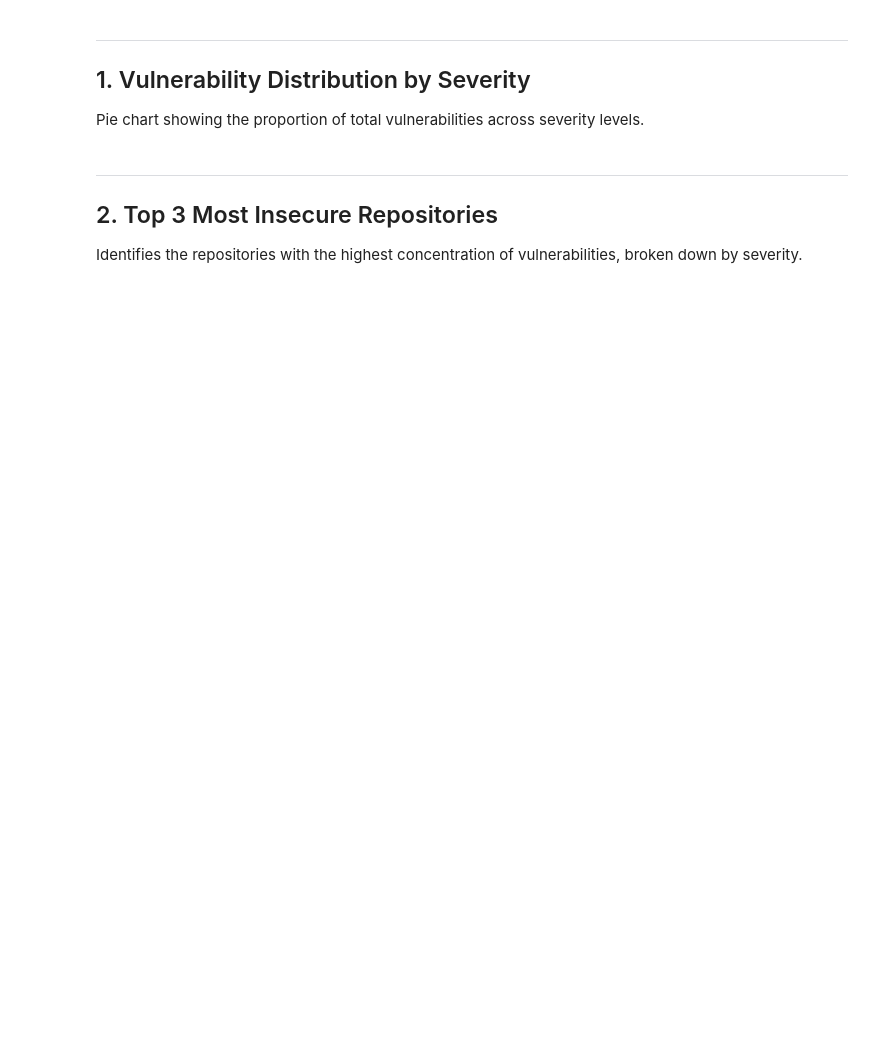
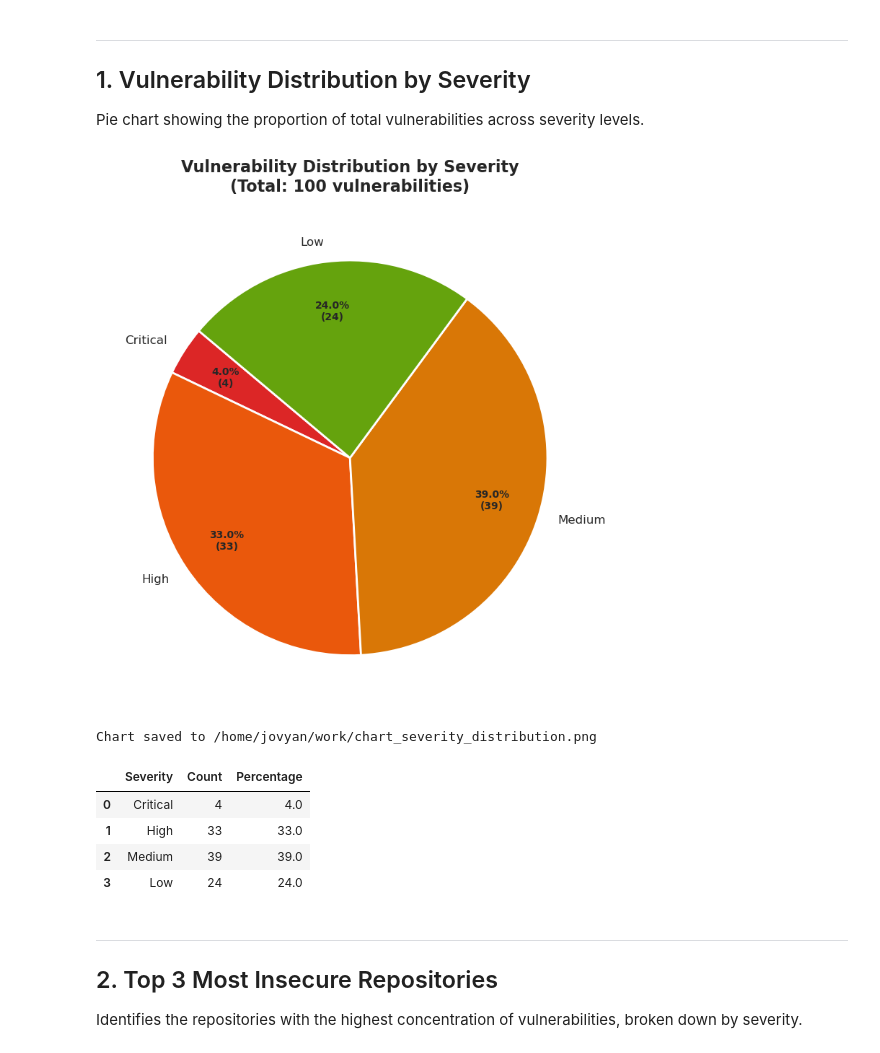
Before and after one commit to F33gz/SBOMs, a Jupyter notebook: notebooks/analysis.ipynb, the cells around one changed output. Saved outputs shown, nothing was run; the diff lists cells and outputs as text; code cells hidden in the pictures; blank space fills up the shorter version.

Commit message:
feat: implement vulnerability analysis pipeline with Jupyter notebooks, automated data processing, and project documentation

```diff
--- a/notebooks/analysis.ipynb
+++ b/notebooks/analysis.ipynb
@@ -124,44 +104,35 @@ Pie chart showing the proportion of total vulnerabilities across severity levels
 # %%
 if df_vulns.empty:
     print("No data available for analysis.")
 else:
     severity_counts = df_vulns["severity"].value_counts().sort_index()
     severity_counts = severity_counts[severity_counts > 0]
     colors = [SEVERITY_COLORS.get(sev, "#9CA3AF") for sev in severity_counts.index]
-
     fig, ax = plt.subplots(figsize=(10, 8))
-
     wedges, texts, autotexts = ax.pie(
-        severity_counts.values,
-        labels=severity_counts.index,
-        colors=colors,
+        severity_counts.values, labels=severity_counts.index, colors=colors,
         autopct=lambda pct: f"{pct:.1f}%\n({int(round(pct / 100.0 * severity_counts.sum()))})",
-        startangle=140,
-        pctdistance=0.75,
-        wedgeprops={"linewidth": 2, "edgecolor": "white"},
-        textprops={"fontsize": 12},
+        startangle=140, pctdistance=0.75,
+        wedgeprops={"linewidth": 2, "edgecolor": "white"}, textprops={"fontsize": 12},
     )
-
     for autotext in autotexts:
-        autotext.set_fontsize(10)
-        autotext.set_fontweight("bold")
-
-    ax.set_title(
-        f"Vulnerability Distribution by Severity\n(Total: {severity_counts.sum():,} vulnerabilities)",
-        fontsize=16, fontweight="bold", pad=20,
-    )
-
+        autotext.set_fontsize(10); autotext.set_fontweight("bold")
+    ax.set_title(f"Vulnerability Distribution by Severity\n(Total: {severity_counts.sum():,} vulnerabilities)", fontsize=16, fontweight="bold", pad=20)
     plt.tight_layout()
     chart_path = os.path.join(OUTPUT_DIR, "chart_severity_distribution.png")
-    plt.savefig(chart_path, dpi=150, bbox_inches="tight")
-    plt.show()
+    plt.savefig(chart_path, dpi=150, bbox_inches="tight"); plt.show()
     print(f"\nChart saved to {chart_path}")
-
-    print("\n-- Severity Summary Table --")
-    summary_df = severity_counts.reset_index()
-    summary_df.columns = ["Severity", "Count"]
+    summary_df = severity_counts.reset_index(); summary_df.columns = ["Severity", "Count"]
     summary_df["Percentage"] = (summary_df["Count"] / summary_df["Count"].sum() * 100).round(1)
     display(summary_df)
+# %% [output]
+[figure, added]
+Chart saved to /home/jovyan/work/chart_severity_distribution.png
+|  | Severity | Count | Percentage |
+| 0 | Critical | 4 | 4.0 |
+| 1 | High | 33 | 33.0 |
+| 2 | Medium | 39 | 39.0 |
+| 3 | Low | 24 | 24.0 |
 # %% [markdown]
 ---
 
```
Also changed, not shown: parts of 21 cells of this notebook, 5 other files.
